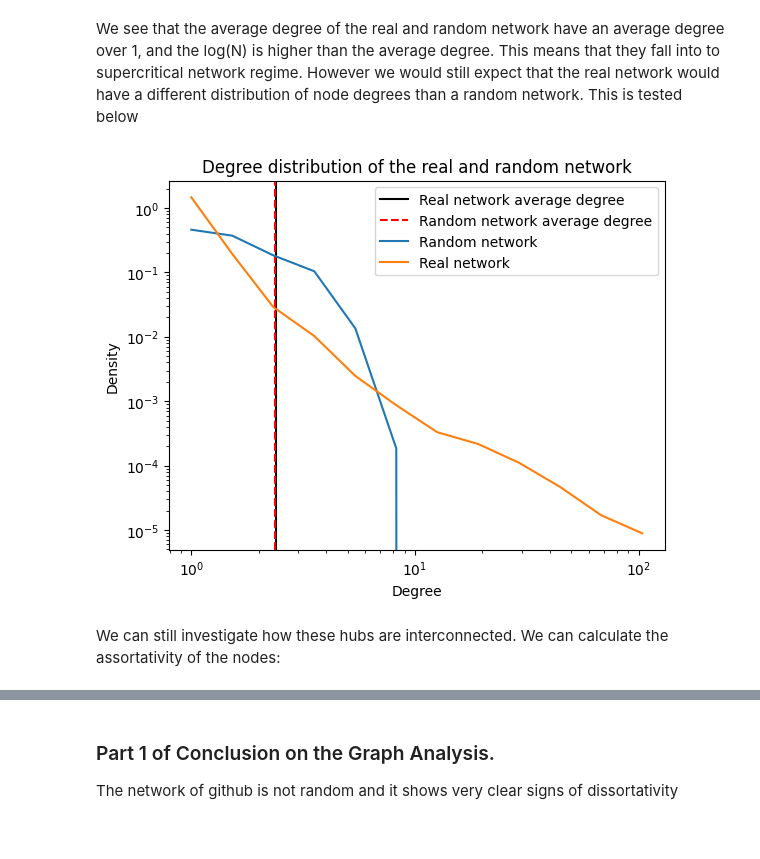
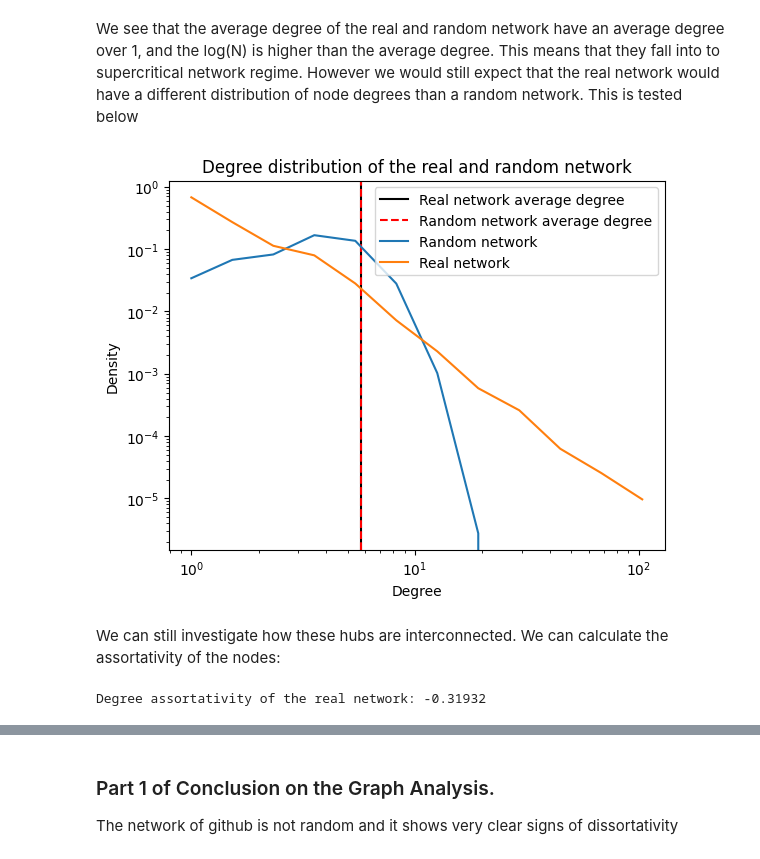
Before and after one commit to MathiasDamsgaard/Comp_Social_Sci_Assigments, a Jupyter notebook: Project.ipynb, the cells around one changed output, grey strips where cells are left out. Drawn from its saved outputs; the diff is of its cells as text; code cells hidden in the pictures.

```diff
--- a/Project.ipynb
+++ b/Project.ipynb
@@ -407,13 +468,13 @@ with open('data/nodes.json', 'r') as f:
     nodes = json.load(f)
 
 # Get names of the packages
-node_names = [list(node.keys())[0] for node in nodes]
+node_names = np.array([list(n.keys())[0] for n in nodes]) # Made into a numpy array for faster lookup
 
 edge_list = []
 packages_not_in_network = set()
 
 for node in tqdm(nodes):
-    for package in node:
+    for package in node.keys(): # Only one key in each node being the single package's name
         for requirement in node[package]["requirements_text"]:
             if requirement not in node_names:
                 packages_not_in_network.add(requirement)
@@ -455,9 +528,10 @@ with open("data/edge_list.pkl", "rb") as f:
 # Take 10% of the edge list
 edge_list_sample = random.sample(edge_list, math.ceil(len(edge_list)*0.1))
 
+# Create a directed graph and add the edges
 G = nx.DiGraph()
-G.add_edges_from(edge_list_sample)
+G.add_edges_from(edge_list)
 
 print("Number of nodes:", G.number_of_nodes())
 print("Number of edges:", G.number_of_edges())
-print("Number of connected components:", nx.number_weakly_connected_components(G))
+print("Number of weakly connected components:", nx.number_weakly_connected_components(G))
@@ -554,6 +650,16 @@ print(f"Probability of a link between two nodes: {p:.2e}")
 #  The Erdős-Rény model is a random network model where the probability of a link between two nodes is constant and equal to p.
 #  Erdős-Rény model
 def generate_random_network(N, p):
+    """
+    Generates a random network with N nodes and edges between nodes with probability p.
+
+    Parameters:
+        N (int): The number of nodes in the network.
+        p (float): The probability of adding an edge between two nodes.
+
+    Returns:
+        G (networkx.Graph): The generated random network.
+    """
     # Create an empty graph
     G = nx.Graph()
 
@@ -593,23 +688,66 @@ def make_plot(bins: list[list[int]], hists: list[list[int]], title: str, labels:
 # %%
+# Make a plot of the degree distribution
+def make_plot(bins: list[list[int]], hists: list[list[int]], title: str, labels: list[str]):
+    """
+    Plot multiple histograms on a logarithmic scale.
+
+    Parameters:
+        bins (list[list[int]]): A list of bin edges for each histogram.
+        hists (list[list[int]]): A list of histogram values for each bin.
+        title (str): The title of the plot.
+        labels (list[str]): A list of labels for each histogram.
+
+    Returns:
+        None
+    """
+
+    for bin, hist, label in zip(bins, hists, labels):
+        plt.plot(bin[:-1], hist, label=label)
+    plt.xscale('log')
+    plt.yscale('log')
+    plt.xlabel('Degree')
+    plt.ylabel('Density')
+    plt.title(title)
+    plt.legend()
+    plt.savefig(f'Webpage/static/images/Degree_distribution.png', bbox_inches='tight')
+    plt.show()
+
 # Compute the distribution of degree for the random network
 degree_sequence_rd = [d for _, d in G_rand.degree()]
 hist_rd, bins_rd = np.histogram(degree_sequence_rd, bins=np.logspace(0, 2.2, 13), density=True)
 
 # Compute the distribution of degree for the real network
 degree_sequence = [d for _, d in G.degree()]
 hist_r, bins_r = np.histogram(degree_sequence, bins=np.logspace(0, 2.2, 13), density=True)
 
 plt.axvline(k, color='black', linestyle='-', label='Real network average degree')
 plt.axvline(np.mean(degree_sequence_rd), color='red', linestyle='--', label='Random network average degree')
 
 make_plot([bins_rd, bins_r], [hist_rd, hist_r], 'Degree distribution of the real and random network', ['Random network', 'Real network'])
 # %% [output]
-[figure, old version]
+[figure, new version]
 # %% [markdown]
 We can still investigate how these hubs are interconnected. We can calculate the assortativity of the nodes:
 # %%
-def degree_assortativity(G):
-    # k_u and k_v are the degrees of nodes u and v, respectively
+def degree_assortativity(G: nx.Graph) -> float:
+    """
+    Calculate the degree assortativity coefficient of a graph.
+
+    The degree assortativity coefficient measures the correlation between the degrees of connected nodes in a graph.
+    It quantifies the tendency of nodes with similar degrees to be connected to each other.
+
+    Parameters:
+    - G (networkx.Graph): The input graph.
+
+    Returns:
+    - r (float): The degree assortativity coefficient of the graph.
+
+    Prerequisites:
+    - The input graph G should be an instance of the networkx.Graph class.
+    - The graph should have at least one edge.
+
+    """
+
     k_u = []
     k_v = []
     for u, v in G.edges():
@@ -630,5 +768,7 @@ def degree_assortativity(G):
 r_degree = degree_assortativity(G.to_undirected())
 
 print(f"Degree assortativity of the real network: {r_degree:.5f}")
+# %% [output]
+Degree assortativity of the real network: -0.31932
 # %%
 # Configuation model: random network with a pre-defined degree sequence
```
Also changed, not shown: parts of 49 cells of this notebook, 27 other files.
